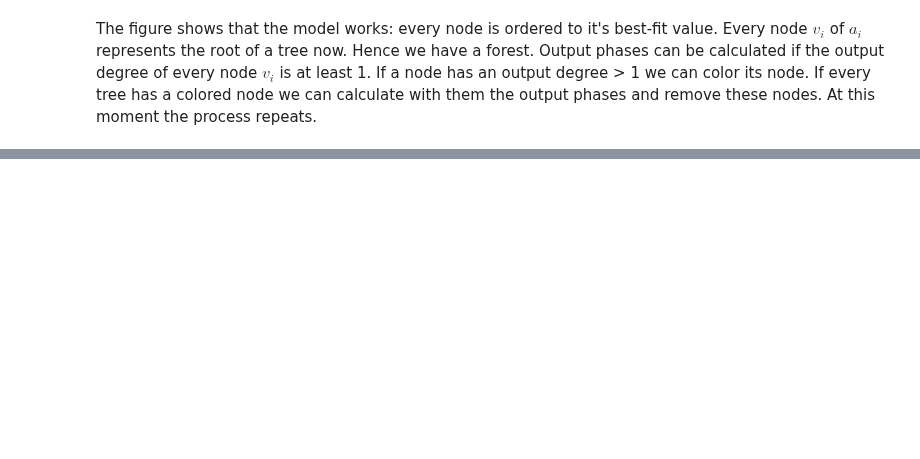
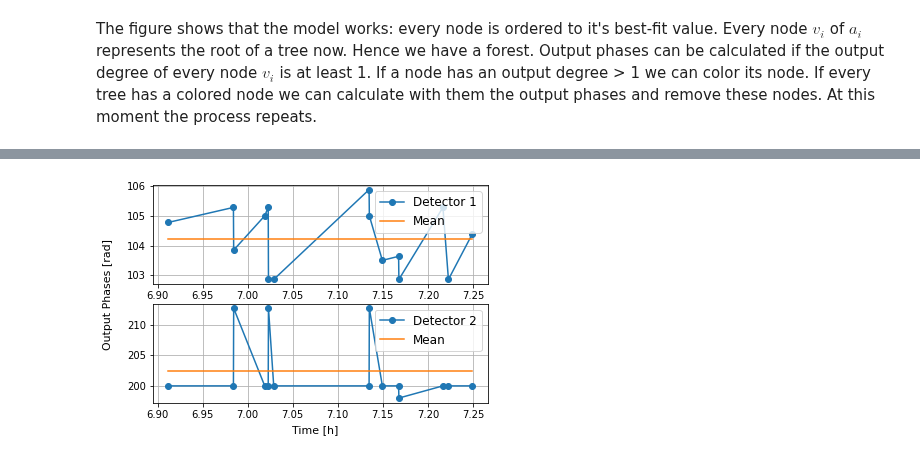
Before and after one commit to bilaljo/MiniPTI, a Jupyter notebook: notebooks/pti.ipynb, the cells around one changed output, grey strips where cells are left out. Saved outputs shown, nothing was run; the diff lists cells and outputs as text; code cells hidden in the pictures; blank space fills up the shorter version.

```diff
--- a/notebooks/pti.ipynb
+++ b/notebooks/pti.ipynb
@@ -234,0 +167,16 @@ $$\mathcal{F}(\lim_{n \rightarrow \infty}f_n(x)) = \lim_{n \rightarrow \infty}\m
+# %%
+data = np.array([decimation_data["DC1"][:85000], decimation_data["DC2"][:85000], decimation_data["DC3"][:85000]]).T
+phase_scan = PhaseScan(data)
+phase_scan.set_max()
+phase_scan.set_min()
+global_min = PhaseScan.min_intensities
+global_max = PhaseScan.max_intensities
+PhaseScan.swapp_channels = False
+phase_scan.scale_data()
+phase_scan.calulcate_output_phases()
+# %%
+phase_graph = nx.Graph()
+roots = []
+for i in range(n):
+    phase_graph.add_node(2 * np.pi / n * i)
+    roots.append(2 * np.pi / n * i)
@@ -234,0 +259,24 @@ $$\mathcal{F}(\lim_{n \rightarrow \infty}f_n(x)) = \lim_{n \rightarrow \infty}\m
+# %%
+output_phases = np.array(output_phases) / np.pi * 180
+min_values = np.array(min_values) * 1e3
+max_values = np.array(max_values) * 1e3
+# %%
+fig = plt.figure()
+ax1 = fig.add_subplot(211)
+ax2 = fig.add_subplot(212)
+
+ax1.plot(np.array(times) / 3600, output_phases.T[1], "o-", label="Detector 1")
+ax1.plot(np.array(times) / 3600, np.ones(len(times)) * np.mean(output_phases.T[1]), label="Mean")
+ax1.grid()
+ax1.legend(fontsize=12)
+
+ax2.plot(np.array(times) / 3600, output_phases.T[2], "o-", label="Detector 2")
+ax2.plot(np.array(times) / 3600, np.ones(len(times)) * np.mean(output_phases.T[2]), label="Mean")
+ax2.grid()
+ax2.legend(fontsize=12)
+
+fig.text(0.5, 0.02, "Time [h]", ha='center', fontsize=11)
+fig.text(0.01, 0.5, "Output Phases [rad]", va='center', rotation='vertical', fontsize=11)
+plt.show()
+# %% [output]
+[figure, added]
```
Also changed, not shown: parts of 28 cells of this notebook, 5 other files.
